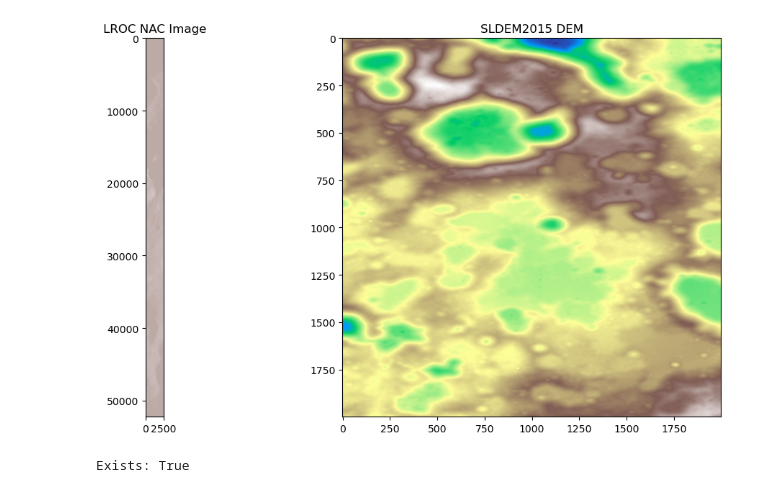
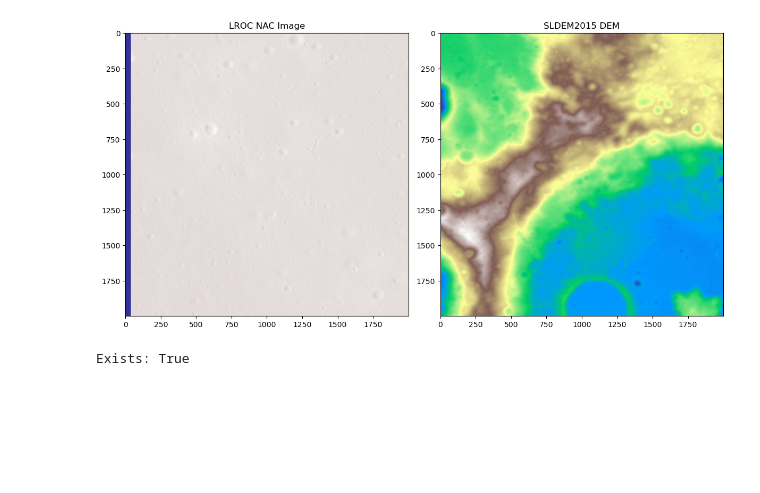
Before and after one commit to vidhipatel32/georeferencing, a Jupyter notebook: notebooks/data_loading.ipynb, the cells around one changed output. Saved outputs shown, nothing was run; the diff lists cells and outputs as text; code cells hidden in the pictures; blank space fills up the shorter version.

Commit message:
Updated data_loading

```diff
--- a/notebooks/data_loading.ipynb
+++ b/notebooks/data_loading.ipynb
@@ -3,40 +3,42 @@ from osgeo import gdal
 import matplotlib.pyplot as plt
 
 # Correct path format
-nac_path = r"D:\gdem\data\M1483201510RC.tif"
+nac_path = r"D:\gdem\data\M177040959LC.tif"
 nac_ds = gdal.Open(nac_path)
 if not nac_ds:
     raise RuntimeError("Failed to open NAC image. Check the file path or format.")
 
-nac_array = nac_ds.ReadAsArray()
+nac_array = nac_ds.ReadAsArray(0, 0, 2000, 2000)
 
-sldem_path = r"D:\gdem\data\SLDEM2015_512_60S_60N_000_360.tif"
+
+
+sldem_path = r"D:\gdem\data\SLDEM2015_512_00N_30N_090_135.tif"
 sldem_ds = gdal.Open(sldem_path)
 if not sldem_ds:
     raise RuntimeError("Failed to open SLDEM2015 DEM. Check the file path.")
 
 # Example: Read a 2000x2000 region from top-left corner
-x_offset, y_offset = 0, 0
-x_size, y_size = 2000, 2000
 
-sldem_array = sldem_ds.ReadAsArray(x_offset, y_offset, x_size, y_size)
+
+
+sldem_array = sldem_ds.ReadAsArray(0, 0, 2000, 2000)
 
 
 # Show both images
 plt.figure(figsize=(12, 6))
 
 plt.subplot(1, 2, 1)
 plt.imshow(nac_array, cmap='terrain')
 plt.title("LROC NAC Image")
 
 plt.subplot(1, 2, 2)
 plt.imshow(sldem_array, cmap='terrain')
 plt.title("SLDEM2015 DEM")
 
 plt.tight_layout()
 plt.show()
 # %% [output]
-[figure, old version]
+[figure, new version]
 # %%
 import os
 print("Exists:", os.path.exists("D:/gdem/data/M1483201510RC.tif"))
```
Also changed, not shown: parts of 1 cell of this notebook.
